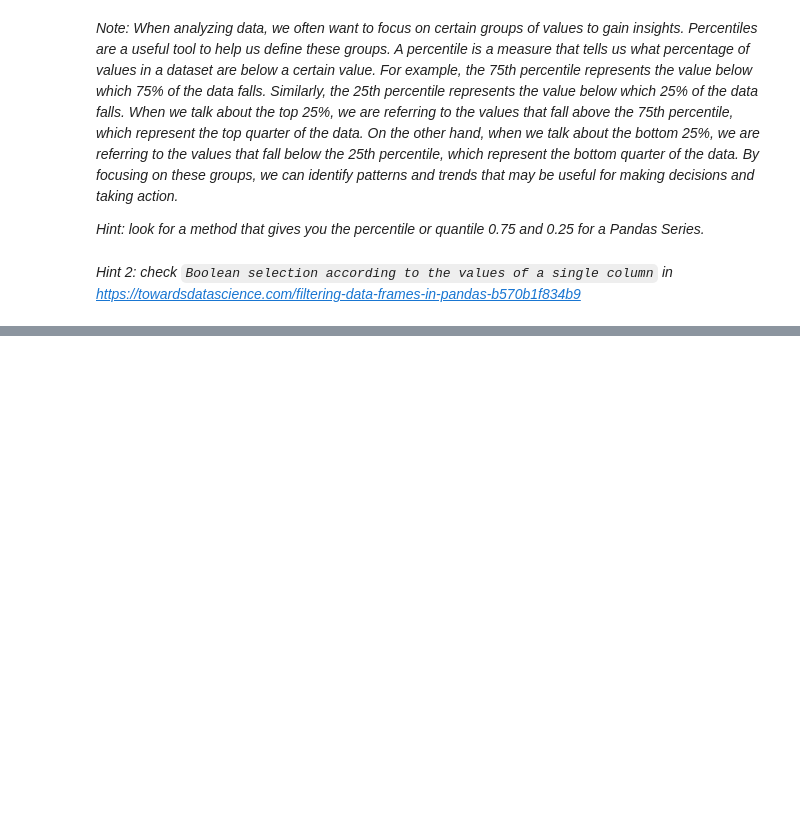
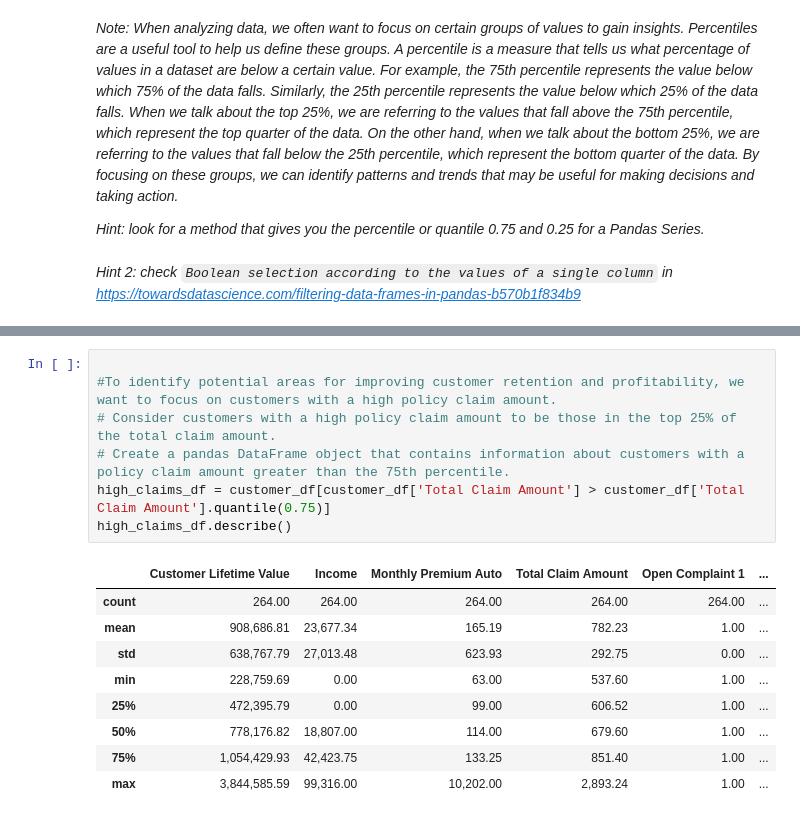
Before and after one commit to martacarballo/lab-dw-pandas, a Jupyter notebook: lab-dw-pandas.ipynb, the cells around one changed output, grey strips where cells are left out. Drawn from its saved outputs; the diff is of its cells as text; blank space fills up the shorter version.

```diff
--- a/lab-dw-pandas.ipynb
+++ b/lab-dw-pandas.ipynb
@@ -326,0 +353,17 @@ Instructions:
+# %%
+
+#To identify potential areas for improving customer retention and profitability, we want to focus on customers with a high policy claim amount.
+# Consider customers with a high policy claim amount to be those in the top 25% of the total claim amount.
+# Create a pandas DataFrame object that contains information about customers with a policy claim amount greater than the 75th percentile.
+high_claims_df = customer_df[customer_df['Total Claim Amount'] > customer_df['Total Claim Amount'].quantile(0.75)]
+high_claims_df.describe()
+# %% [output]
+|  | Customer Lifetime Value | Income | Monthly Premium Auto | Total Claim Amount | Open Complaint 1 | ... |
+| count | 264.00 | 264.00 | 264.00 | 264.00 | 264.00 | ... |
+| mean | 908,686.81 | 23,677.34 | 165.19 | 782.23 | 1.00 | ... |
+| std | 638,767.79 | 27,013.48 | 623.93 | 292.75 | 0.00 | ... |
+| min | 228,759.69 | 0.00 | 63.00 | 537.60 | 1.00 | ... |
+| 25% | 472,395.79 | 0.00 | 99.00 | 606.52 | 1.00 | ... |
+| 50% | 778,176.82 | 18,807.00 | 114.00 | 679.60 | 1.00 | ... |
+| 75% | 1,054,429.93 | 42,423.75 | 133.25 | 851.40 | 1.00 | ... |
+| max | 3,844,585.59 | 99,316.00 | 10,202.00 | 2,893.24 | 1.00 | ... |
```
Also changed, not shown: parts of 4 cells of this notebook.
